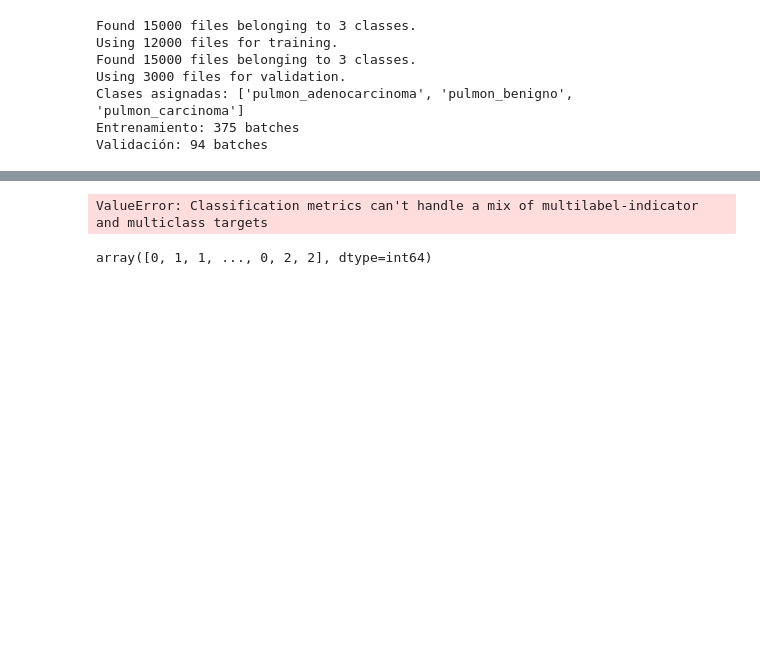
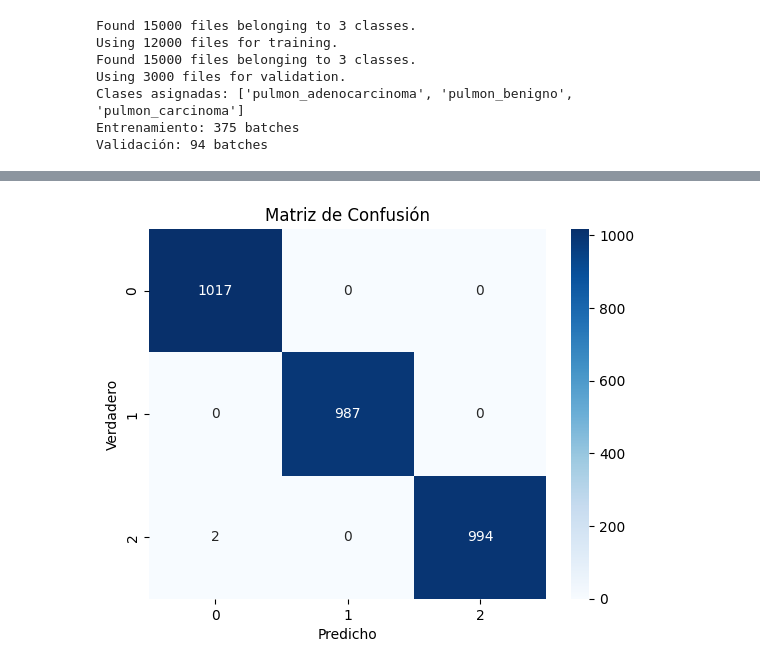
Before and after one commit to HikrisA/Samsung, a Jupyter notebook: PF1.ipynb, the cells around one changed output, grey strips where cells are left out. Saved outputs shown, nothing was run; the diff lists cells and outputs as text; code cells hidden in the pictures; blank space fills up the shorter version.

```diff
--- a/PF1.ipynb
+++ b/PF1.ipynb
@@ -154,8 +184,6 @@ for images, labels in val_ds:
     y_pred_labels = np.argmax(y_pred_probs, axis=1)  # Convertimos las probabilidades a 0 o 1
     y_pred_list.append(y_pred_labels)  # Guardamos las predy_test_clases = np.argmax(y_true, axis=1)icciones
 
-y_test_clases = np.argmax(y_true, axis=1)
-
 # Unir las listas de etiquetas verdaderas y predicciones
 y_true = np.concatenate(y_true_list)
 y_test_clases = np.argmax(y_true, axis=1)
@@ -181,16 +209,12 @@ y_pred = np.concatenate(y_pred_list)
 # %%
 # Crear la matriz de confusión
-cm = confusion_matrix(y_true, y_pred)
+cm = confusion_matrix(y_test_clases, y_pred)
 
 # Visualizarla con seaborn
 sns.heatmap(cm, annot=True, fmt="d", cmap="Blues")
 plt.xlabel("Predicho")
 plt.ylabel("Verdadero")
 plt.title("Matriz de Confusión")
 plt.show()
 # %% [output]
-ValueError: Classification metrics can't handle a mix of multilabel-indicator and multiclass targets
+[figure, added]
-# %%
-y_pred
-# %% [output]
-array([0, 1, 1, ..., 0, 2, 2], dtype=int64)
```
Also changed, not shown: parts of 10 cells of this notebook.
